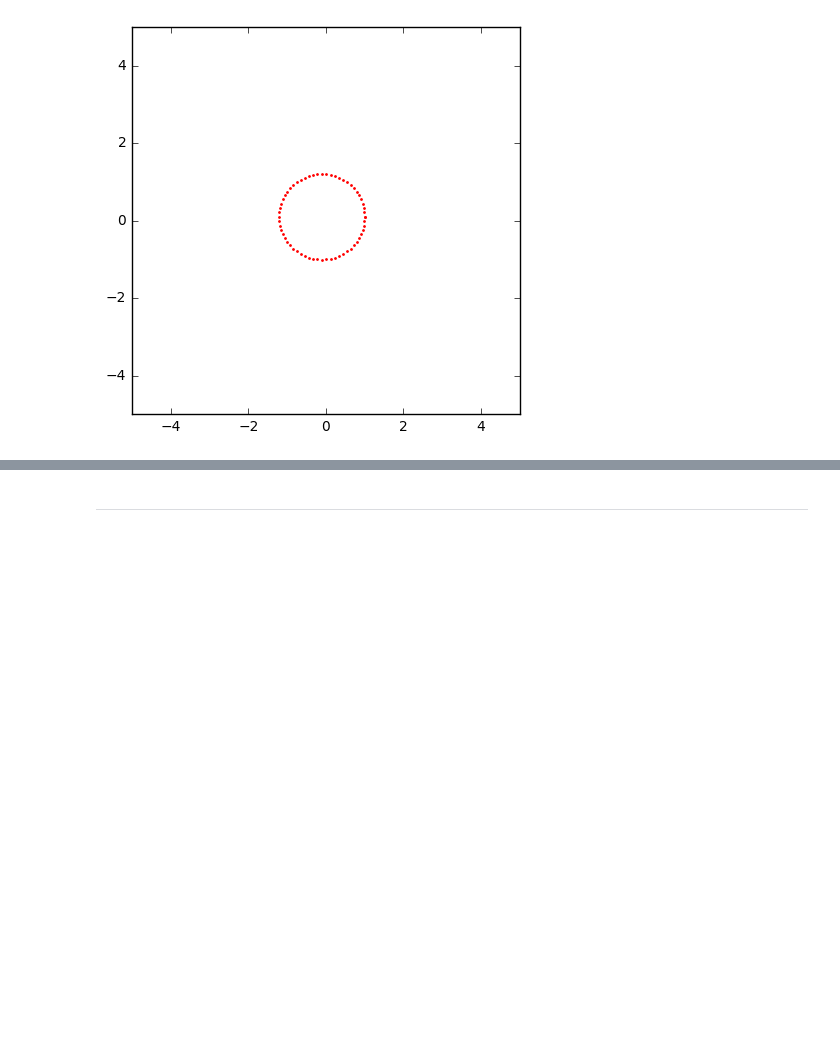
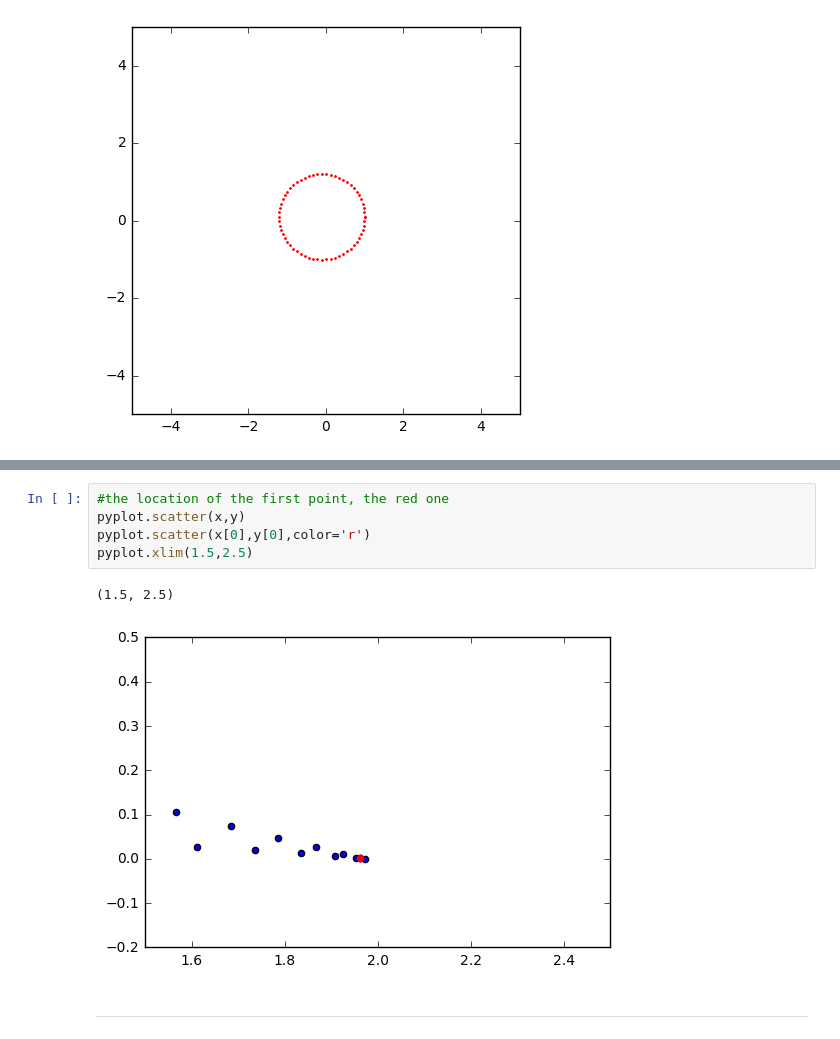
Before and after one commit to iamisrapel/MAE6226, a Jupyter notebook: midterm/midterm.ipynb, the cells around one changed output, grey strips where cells are left out. Drawn from its saved outputs; the diff is of its cells as text; blank space fills up the shorter version.

Commit message:
right a mistake of the trailing edge point

```diff
--- a/midterm/midterm.ipynb
+++ b/midterm/midterm.ipynb
@@ -140,3 +144,11 @@ the index of the trailing edge point is 0 or 61, the coordinate is (1.96,0.00)
+# %%
+#the location of the first point, the red one
+pyplot.scatter(x,y)
+pyplot.scatter(x[0],y[0],color='r')
+pyplot.xlim(1.5,2.5)
+# %% [output]
+(1.5, 2.5)
+[figure, added]
 # %% [markdown]
 ---
 # %% [markdown]
```
Also changed, not shown: parts of 4 cells of this notebook.
